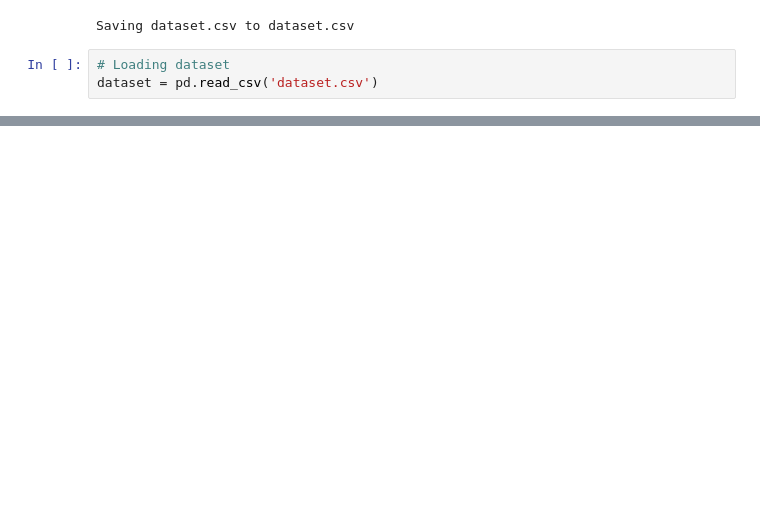
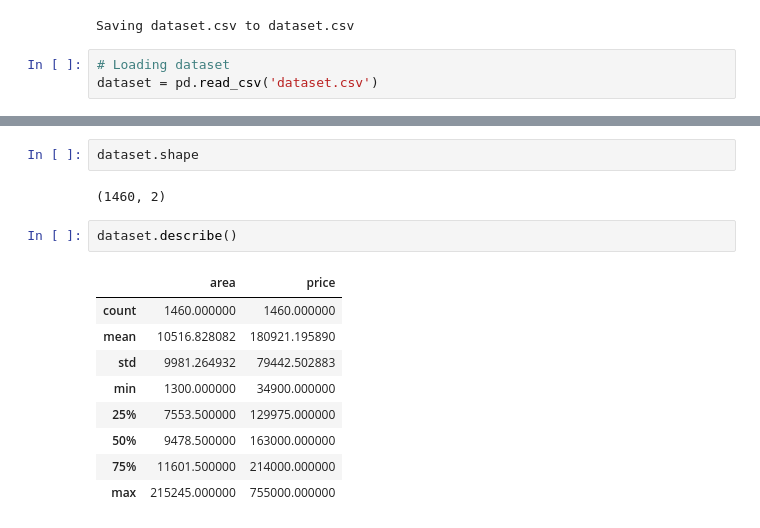
Before and after one commit to shubhamrai1318/Evaluating_Regression_ModelUsing_RSquared_Adjusted_R_Squared, a Jupyter notebook: Evaluating_Regression_Model.ipynb, the cells around one changed output, grey strips where cells are left out. Drawn from its saved outputs; the diff is of its cells as text; blank space fills up the shorter version.

```diff
--- a/Evaluating_Regression_Model.ipynb
+++ b/Evaluating_Regression_Model.ipynb
@@ -21,0 +42,16 @@ dataset = pd.read_csv('dataset.csv')
+# %%
+dataset.shape
+# %% [output]
+(1460, 2)
+# %%
+dataset.describe()
+# %% [output]
+|  | area | price |
+| count | 1460.000000 | 1460.000000 |
+| mean | 10516.828082 | 180921.195890 |
+| std | 9981.264932 | 79442.502883 |
+| min | 1300.000000 | 34900.000000 |
+| 25% | 7553.500000 | 129975.000000 |
+| 50% | 9478.500000 | 163000.000000 |
+| 75% | 11601.500000 | 214000.000000 |
+| max | 215245.000000 | 755000.000000 |
```
Also changed, not shown: parts of 7 cells of this notebook.
